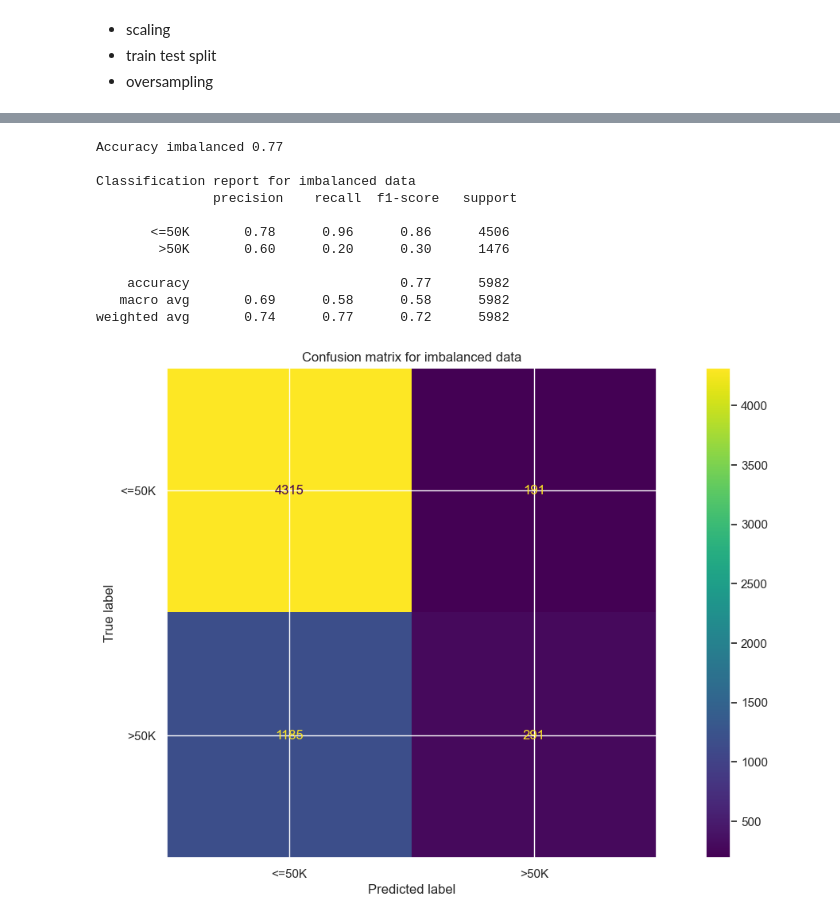
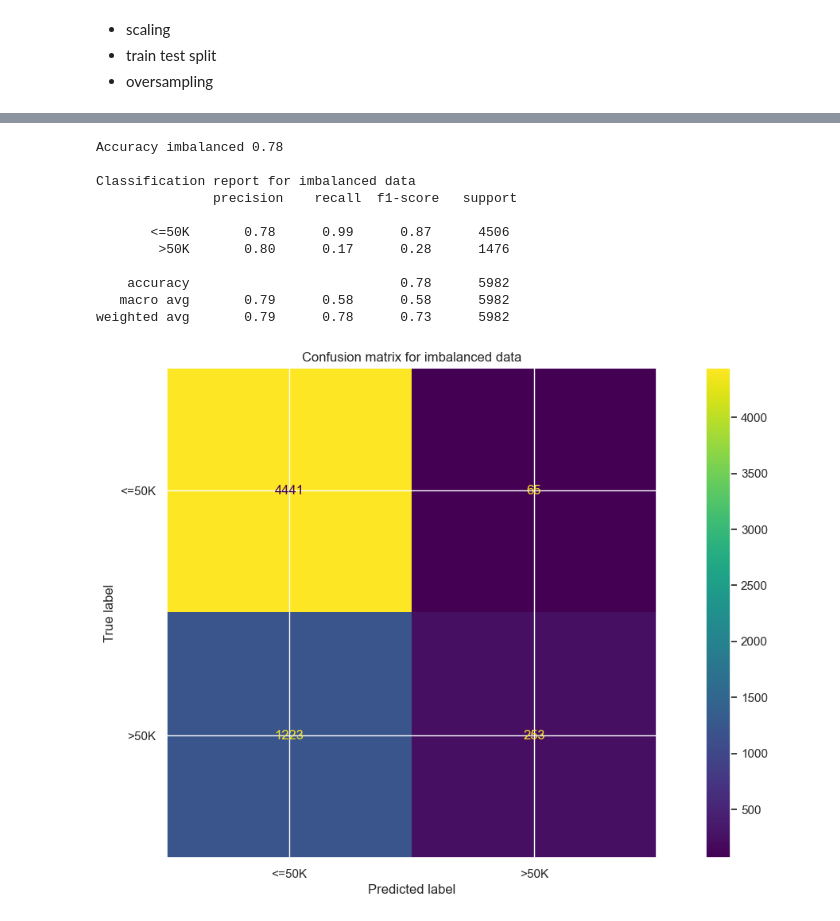
Before and after one commit to Staszek15/Data-Mining-Project, a Jupyter notebook: adults_classification.ipynb, the cells around one changed output, grey strips where cells are left out. Saved outputs shown, nothing was run; the diff lists cells and outputs as text; code cells hidden in the pictures.

```diff
--- a/adults_classification.ipynb
+++ b/adults_classification.ipynb
@@ -128,15 +125,15 @@ def classification_lr(scale=False, balance=False):
 # %%
-classification_lr(balance=True)
+classification_lr(balance=False)
 # %% [output]
-Accuracy imbalanced 0.77
+Accuracy imbalanced 0.78
 
 Classification report for imbalanced data
                precision    recall  f1-score   support
 
-       <=50K       0.78      0.96      0.86      4506
-        >50K       0.60      0.20      0.30      1476
+       <=50K       0.78      0.99      0.87      4506
+        >50K       0.80      0.17      0.28      1476
 
-    accuracy                           0.77      5982
-   macro avg       0.69      0.58      0.58      5982
-weighted avg       0.74      0.77      0.72      5982
+    accuracy                           0.78      5982
+   macro avg       0.79      0.58      0.58      5982
+weighted avg       0.79      0.78      0.73      5982
-[figure, old version]
+[figure, new version]
```
Also changed, not shown: parts of 3 cells of this notebook, 3 other files.
